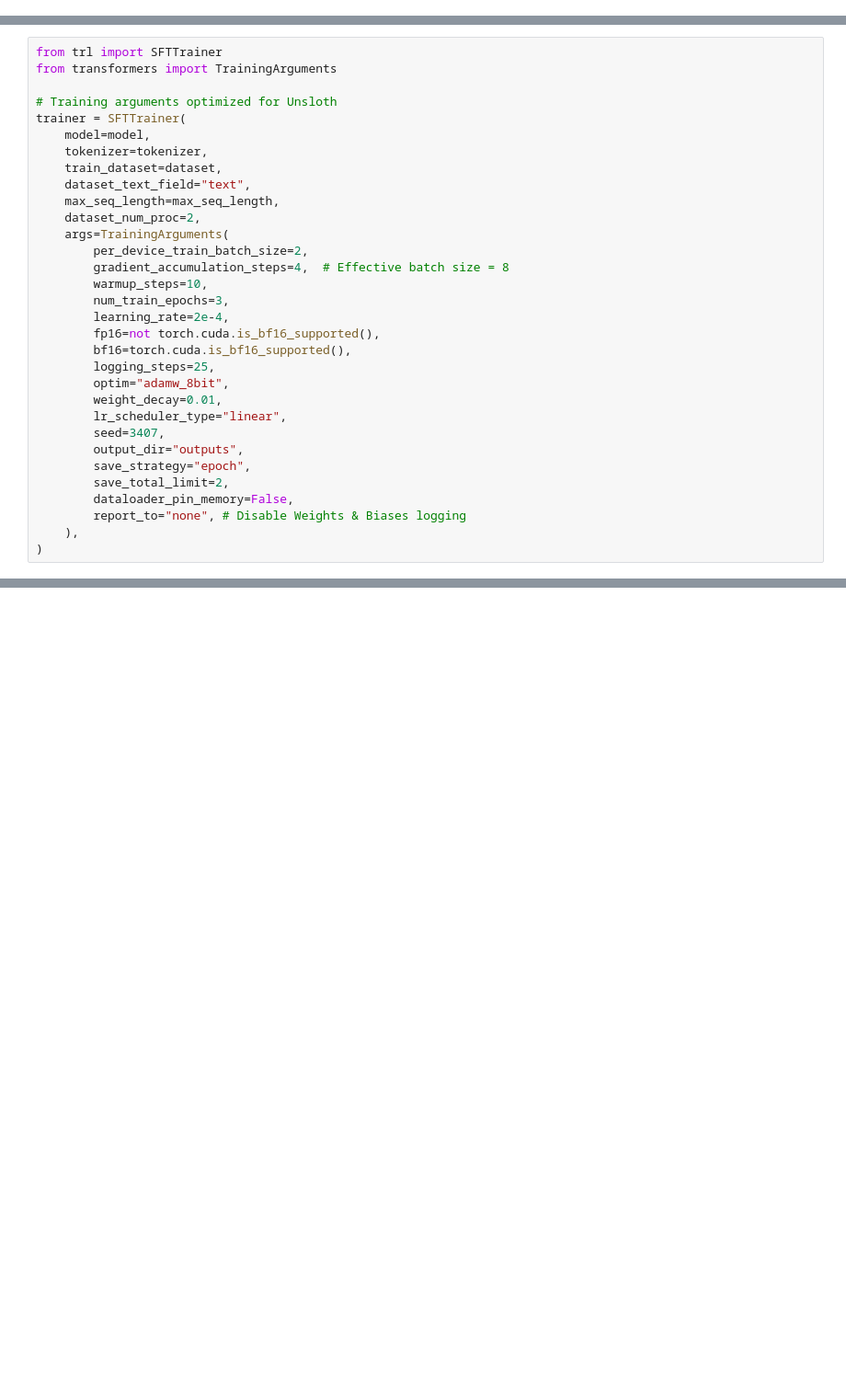
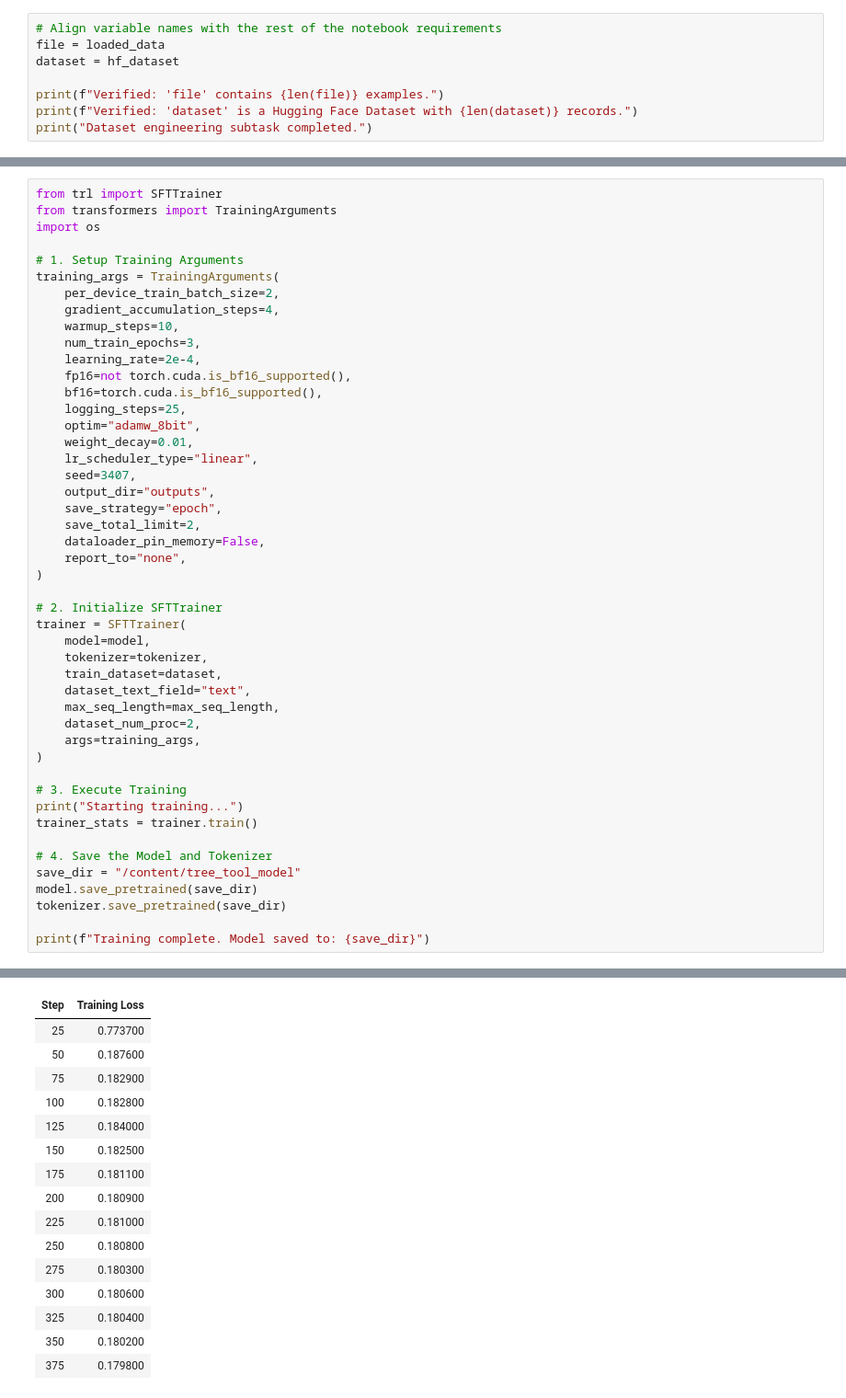
Before and after one commit to HEM2058/digisaka_gpt, a Jupyter notebook: Fine_Tuning.ipynb, the cells around one changed output, grey strips where cells are left out. Shown at 92% size. Drawn from its saved outputs; the diff is of its cells as text; blank space fills up the shorter version.

```diff
--- a/Fine_Tuning.ipynb
+++ b/Fine_Tuning.ipynb
@@ -54,0 +121,8 @@ GPU: Tesla T4
+# %%
+# Align variable names with the rest of the notebook requirements
+file = loaded_data
+dataset = hf_dataset
+
+print(f"Verified: 'file' contains {len(file)} examples.")
+print(f"Verified: 'dataset' is a Hugging Face Dataset with {len(dataset)} records.")
+print("Dataset engineering subtask completed.")
@@ -127,8 +179,30 @@ Unsloth 2026.1.4 patched 32 layers with 32 QKV layers, 32 O layers and 32 MLP la
 # %%
 from trl import SFTTrainer
 from transformers import TrainingArguments
+import os
 
-# Training arguments optimized for Unsloth
+# 1. Setup Training Arguments
+training_args = TrainingArguments(
+    per_device_train_batch_size=2,
+    gradient_accumulation_steps=4,
+    warmup_steps=10,
+    num_train_epochs=3,
+    learning_rate=2e-4,
+    fp16=not torch.cuda.is_bf16_supported(),
+    bf16=torch.cuda.is_bf16_supported(),
+    logging_steps=25,
+    optim="adamw_8bit",
+    weight_decay=0.01,
+    lr_scheduler_type="linear",
+    seed=3407,
+    output_dir="outputs",
+    save_strategy="epoch",
+    save_total_limit=2,
+    dataloader_pin_memory=False,
+    report_to="none",
+)
+
+# 2. Initialize SFTTrainer
 trainer = SFTTrainer(
     model=model,
     tokenizer=tokenizer,
@@ -136,23 +210,17 @@ trainer = SFTTrainer(
     dataset_text_field="text",
     max_seq_length=max_seq_length,
     dataset_num_proc=2,
-    args=TrainingArguments(
-        per_device_train_batch_size=2,
-        gradient_accumulation_steps=4,  # Effective batch size = 8
-        warmup_steps=10,
-        num_train_epochs=3,
-        learning_rate=2e-4,
-        fp16=not torch.cuda.is_bf16_supported(),
-        bf16=torch.cuda.is_bf16_supported(),
-        logging_steps=25,
-        optim="adamw_8bit",
-        weight_decay=0.01,
-        lr_scheduler_type="linear",
-        seed=3407,
-        output_dir="outputs",
-        save_strategy="epoch",
-        save_total_limit=2,
-        dataloader_pin_memory=False,
-        report_to="none", # Disable Weights & Biases logging
-    ),
+    args=training_args,
 )
+
+# 3. Execute Training
+print("Starting training...")
+trainer_stats = trainer.train()
+
+# 4. Save the Model and Tokenizer
+save_dir = "/content/tree_tool_model"
+model.save_pretrained(save_dir)
+tokenizer.save_pretrained(save_dir)
+
+print(f"Training complete. Model saved to: {save_dir}")
+# %% [output]
@@ -158,0 +235,16 @@ trainer = SFTTrainer(
+| Step | Training Loss |
+| 25 | 0.773700 |
+| 50 | 0.187600 |
+| 75 | 0.182900 |
+| 100 | 0.182800 |
+| 125 | 0.184000 |
+| 150 | 0.182500 |
+| 175 | 0.181100 |
+| 200 | 0.180900 |
+| 225 | 0.181000 |
+| 250 | 0.180800 |
+| 275 | 0.180300 |
+| 300 | 0.180600 |
+| 325 | 0.180400 |
+| 350 | 0.180200 |
+| 375 | 0.179800 |
```
Also changed, not shown: parts of 25 cells of this notebook.
